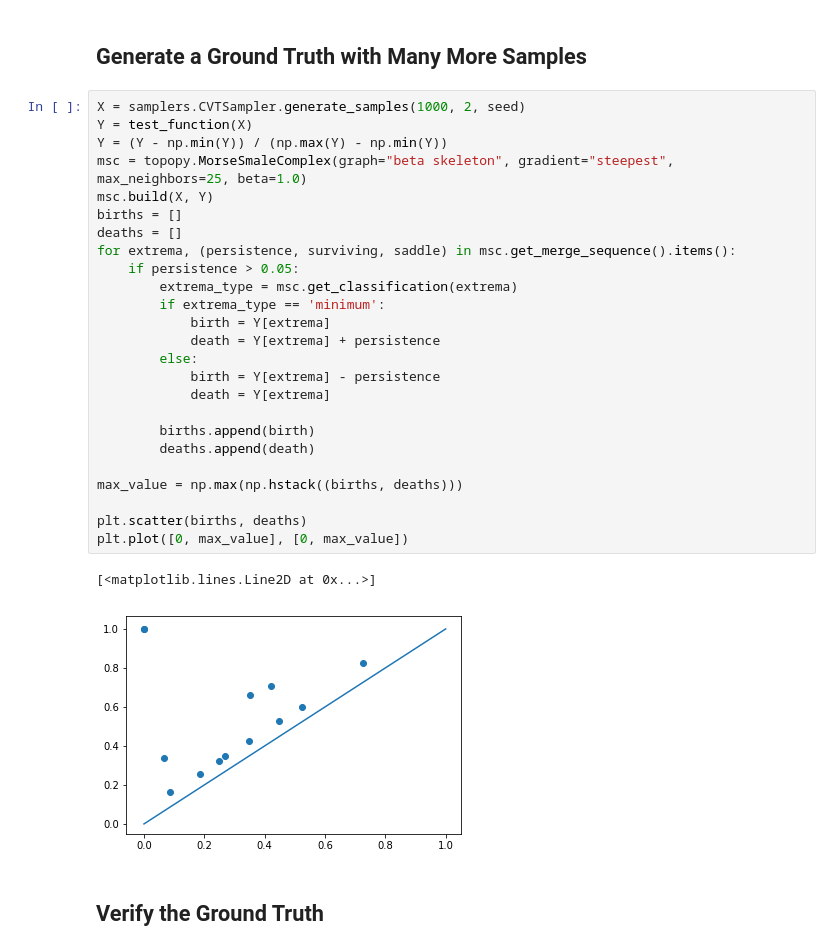
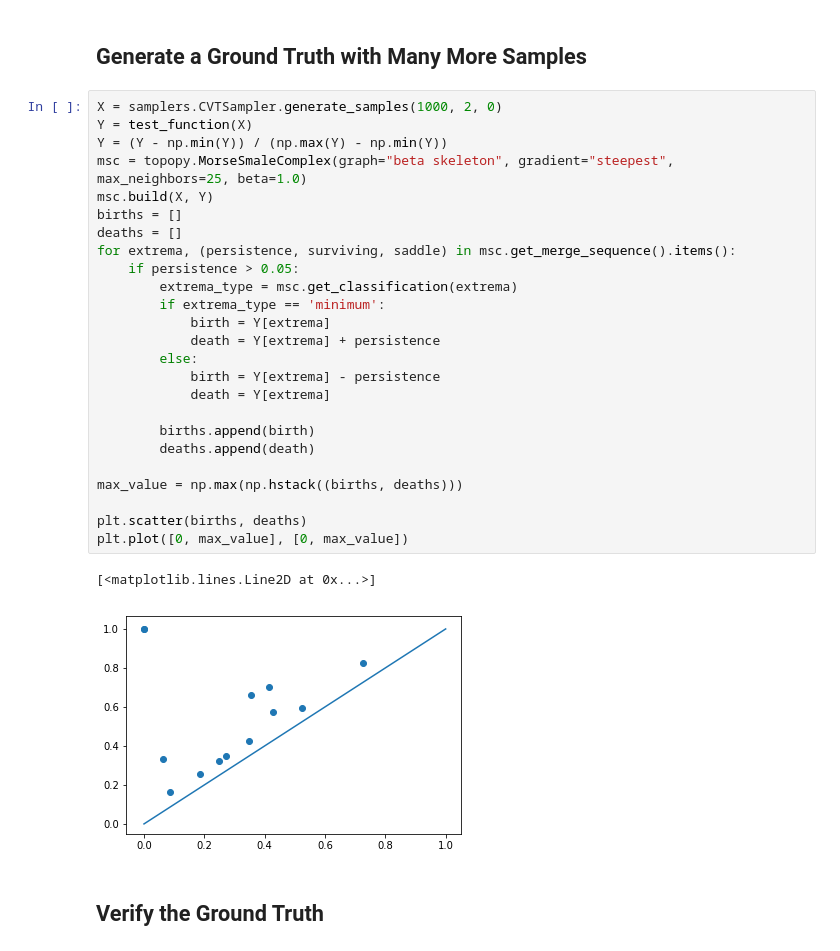
Before and after one commit to maljovec/topopy, a Jupyter notebook: ProbabilisticPersistenceDiagram.ipynb, the cells around one changed output. Drawn from its saved outputs; the diff is of its cells as text.

```diff
--- a/ProbabilisticPersistenceDiagram.ipynb
+++ b/ProbabilisticPersistenceDiagram.ipynb
@@ -156,33 +156,33 @@ grid.ax_joint.add_collection(mask)
 # %% [markdown]
 ## Generate a Ground Truth with Many More Samples
 # %%
-X = samplers.CVTSampler.generate_samples(1000, 2, seed)
+X = samplers.CVTSampler.generate_samples(1000, 2, 0)
 Y = test_function(X)
 Y = (Y - np.min(Y)) / (np.max(Y) - np.min(Y))
 msc = topopy.MorseSmaleComplex(graph="beta skeleton", gradient="steepest", max_neighbors=25, beta=1.0)
 msc.build(X, Y)
 births = []
 deaths = []
 for extrema, (persistence, surviving, saddle) in msc.get_merge_sequence().items():
     if persistence > 0.05:
         extrema_type = msc.get_classification(extrema)
         if extrema_type == 'minimum':
             birth = Y[extrema]
             death = Y[extrema] + persistence
         else:
             birth = Y[extrema] - persistence
             death = Y[extrema]
 
         births.append(birth)
         deaths.append(death)
 
 max_value = np.max(np.hstack((births, deaths)))
 
 plt.scatter(births, deaths)
 plt.plot([0, max_value], [0, max_value])
 # %% [output]
 [<matplotlib.lines.Line2D at 0x...>]
-[figure, old version]
+[figure, new version]
 # %% [markdown]
 ## Verify the Ground Truth
 # %%
```
Also changed, not shown: parts of 7 cells of this notebook.
